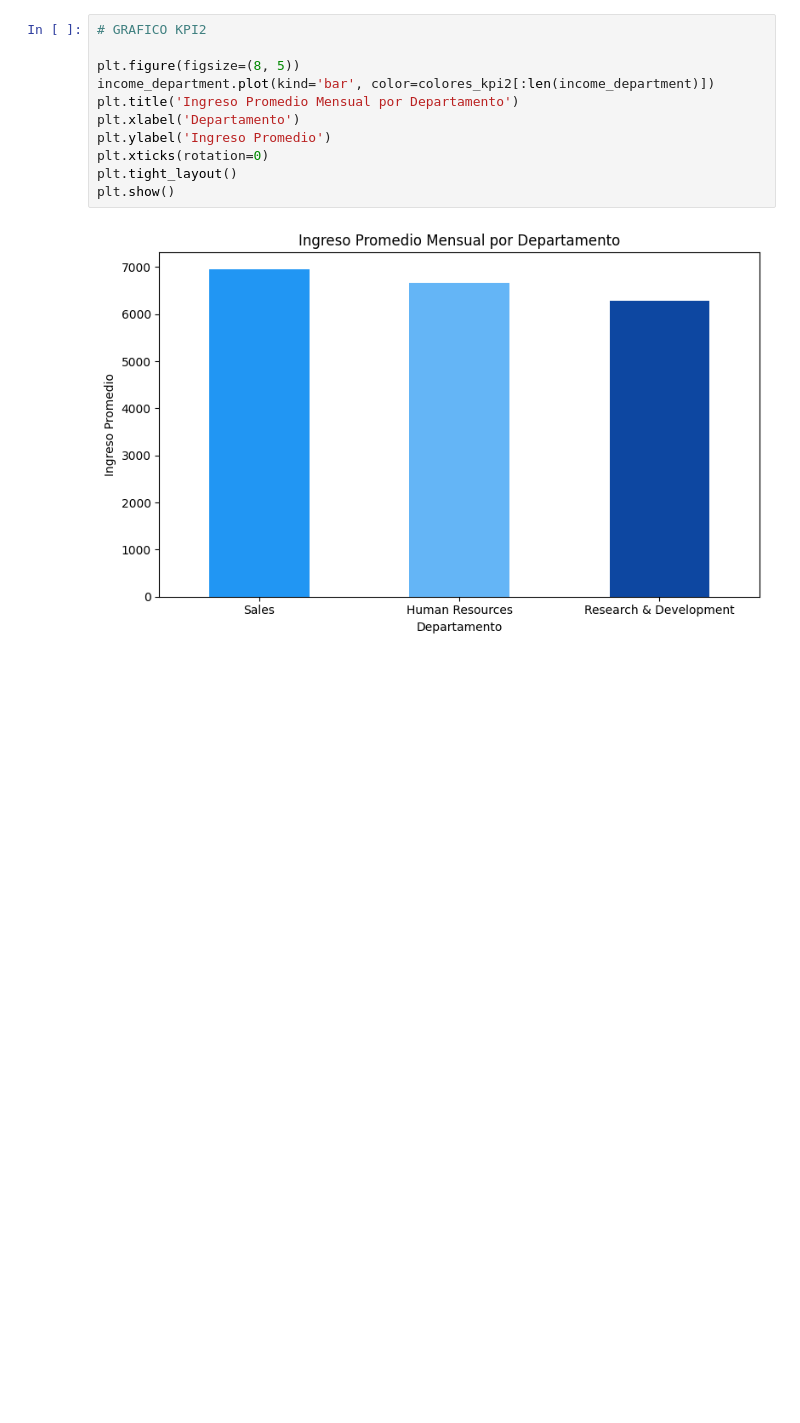
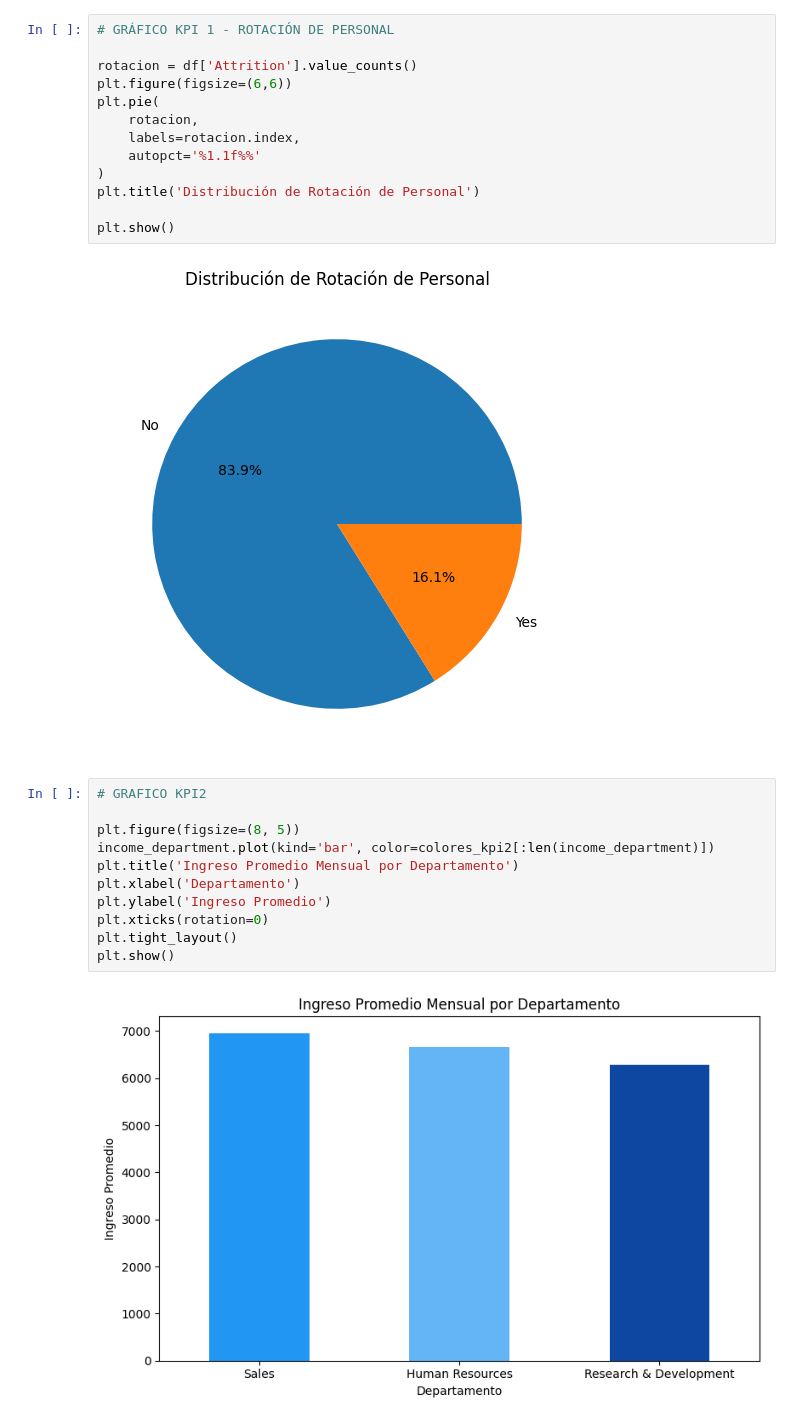
Before and after one commit to marlon-2006/Examen-Introducci-n-Sistemas-Informacion, a Jupyter notebook: ExamenB.ipynb, the cells around one changed output. Cells and saved outputs as stored; diff of their text form; blank space fills up the shorter version.

```diff
--- a/ExamenB.ipynb
+++ b/ExamenB.ipynb
@@ -106,6 +110,21 @@ Research Scientist           1.77
 Manager                      1.62
 Sales Representative         0.95
 Name: Brecha_Estancamiento, dtype: float64
+# %%
+# GRÁFICO KPI 1 - ROTACIÓN DE PERSONAL
+
+rotacion = df['Attrition'].value_counts()
+plt.figure(figsize=(6,6))
+plt.pie(
+    rotacion,
+    labels=rotacion.index,
+    autopct='%1.1f%%'
+)
+plt.title('Distribución de Rotación de Personal')
+
+plt.show()
+# %% [output]
+[figure, added]
 # %%
 # GRAFICO KPI2
 
```
Also changed, not shown: parts of 1 cell of this notebook.
